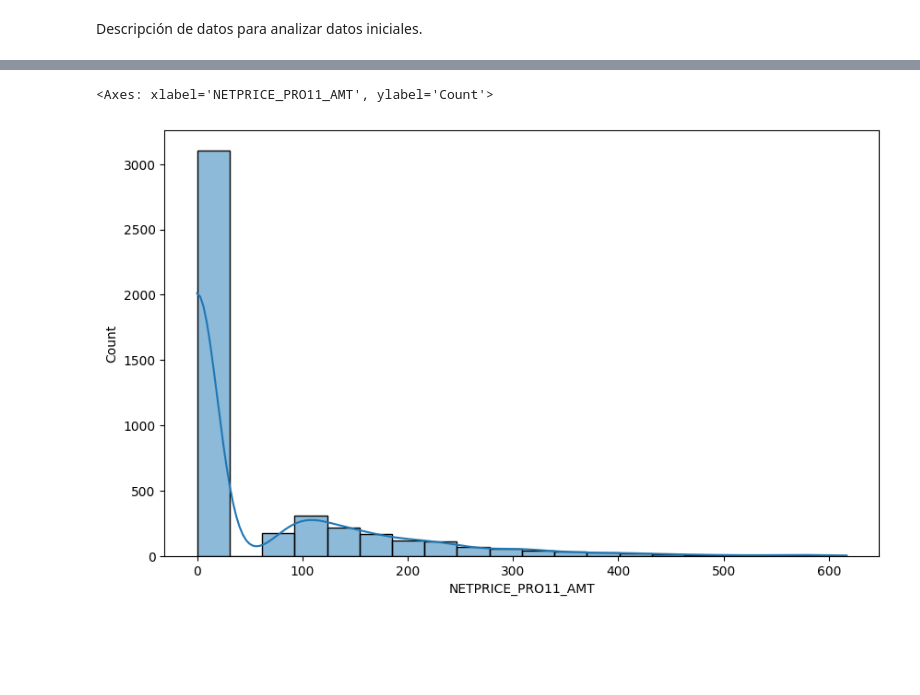
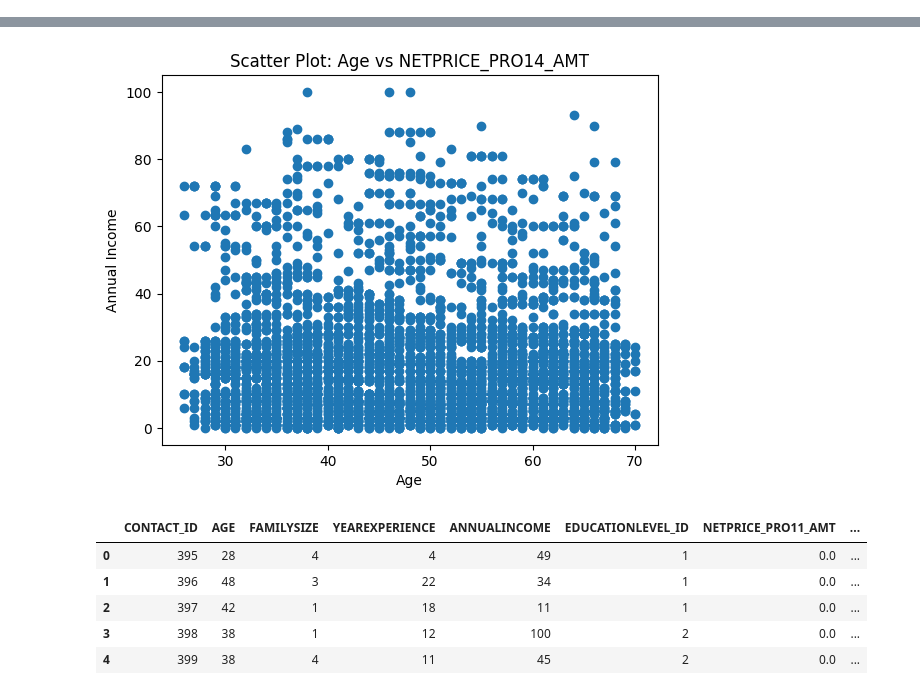
Before and after one commit to barqu3ro/python, a Jupyter notebook: Estudio/Data Science/DataMining/datamining - notebook.ipynb, the cells around one changed output, grey strips where cells are left out. Saved outputs shown, nothing was run; the diff lists cells and outputs as text; code cells hidden in the pictures; blank space fills up the shorter version.

Commit message:
clustering

```diff
--- a/Estudio/Data Science/DataMining/datamining - notebook.ipynb
+++ b/Estudio/Data Science/DataMining/datamining - notebook.ipynb
@@ -23,8 +21,6 @@ data.head()
 | 2 | 397 | 42 | 1 | 18 | 11 | 1 | 0.0 | ... |
 | 3 | 398 | 38 | 1 | 12 | 100 | 2 | 0.0 | ... |
 | 4 | 399 | 38 | 4 | 11 | 45 | 2 | 0.0 | ... |
-# %% [markdown]
-Descripción de datos para analizar datos iniciales.
 # %%
 data.describe ()
 # %% [output]
@@ -37,12 +33,39 @@ data.describe ()
 | 50% | 2906.500000 | 48.000000 | 2.000000 | 23.000000 | 64.000000 | 2.000000 | 0.000000 | ... |
 | 75% | 4147.750000 | 58.000000 | 3.000000 | 33.000000 | 99.000000 | 3.000000 | 102.000000 | ... |
 | max | 5394.000000 | 70.000000 | 4.000000 | 46.000000 | 224.000000 | 3.000000 | 617.000000 | ... |
-# %%
-
-
-
-plt.figure(figsize=(10, 6))
-sns.histplot(data['NETPRICE_PRO11_AMT'], bins=20, kde=True)
-# %% [output]
-<Axes: xlabel='NETPRICE_PRO11_AMT', ylabel='Count'>
-[figure, removed]
+# %%
+#import matplotlib.pyplot as plt
+
+plt.scatter(data['AGE'], data['NETPRICE_PRO14_AMT'])
+plt.xlabel('Age')
+plt.ylabel('Annual Income')
+plt.title('Scatter Plot: Age vs NETPRICE_PRO14_AMT')
+plt.show()
+# %% [output]
+[figure, added]
+# %%
+#Intento de clusterizar
+
+from sklearn.cluster import KMeans
+
+# Create an instance of the KMeans class
+kmeans = KMeans(n_clusters=3)
+
+# Fit the data to the KMeans model
+kmeans.fit(data[['AGE', 'NETPRICE_PRO14_AMT']])
+
+# Get the cluster labels
+labels = kmeans.labels_
+
+# Add the cluster labels to the dataframe
+data['Cluster'] = labels
+
+# Display the updated dataframe
+data.head()
+# %% [output]
+|  | CONTACT_ID | AGE | FAMILYSIZE | YEAREXPERIENCE | ANNUALINCOME | EDUCATIONLEVEL_ID | NETPRICE_PRO11_AMT | ... |
+| 0 | 395 | 28 | 4 | 4 | 49 | 1 | 0.0 | ... |
+| 1 | 396 | 48 | 3 | 22 | 34 | 1 | 0.0 | ... |
+| 2 | 397 | 42 | 1 | 18 | 11 | 1 | 0.0 | ... |
+| 3 | 398 | 38 | 1 | 12 | 100 | 2 | 0.0 | ... |
+| 4 | 399 | 38 | 4 | 11 | 45 | 2 | 0.0 | ... |
```
Also changed, not shown: parts of 3 cells of this notebook.
